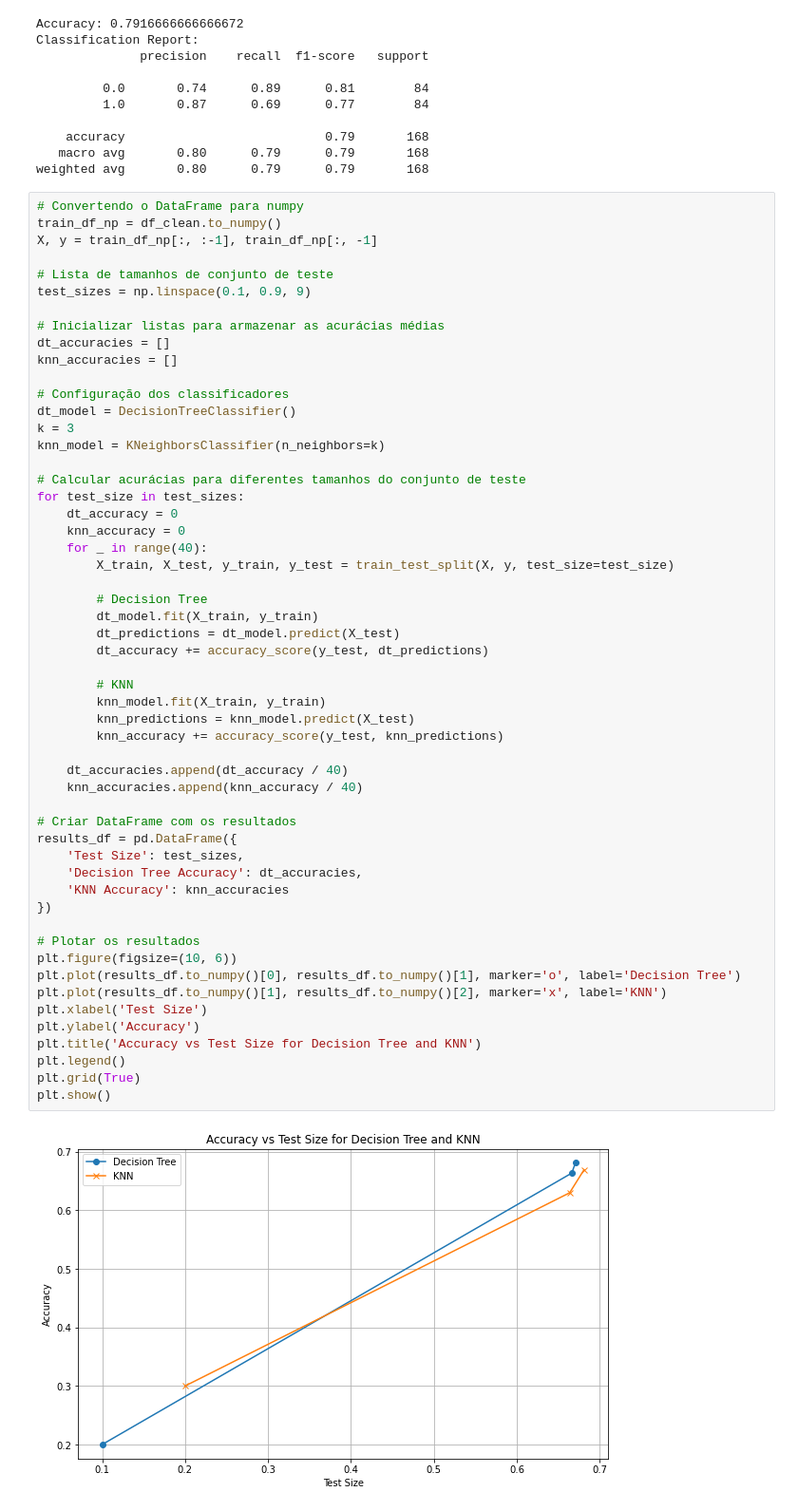
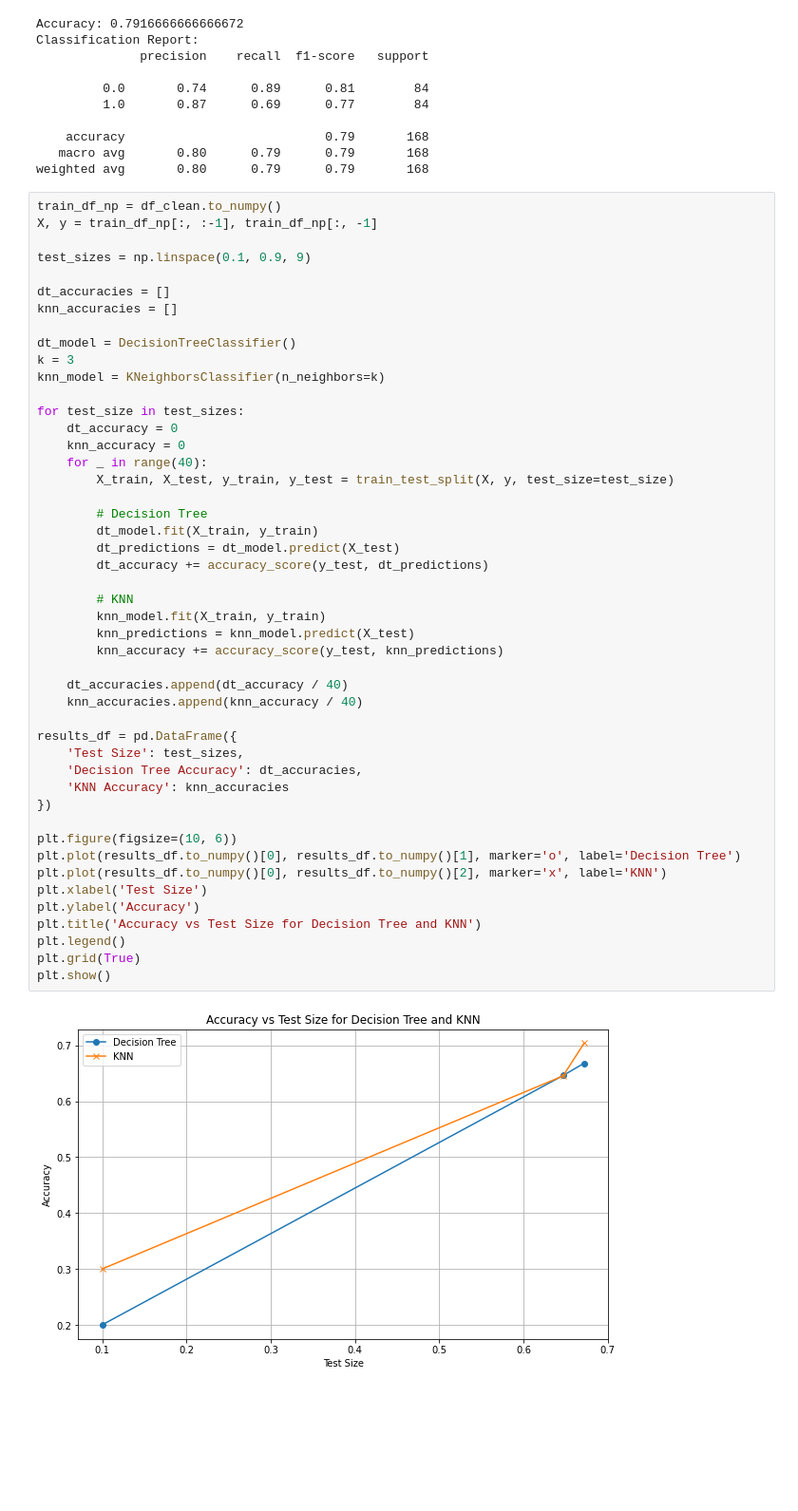
Before and after one commit to johnpierrre/DS-project, a Jupyter notebook: hepatocellular_carcinoma_analysis.ipynb, the cells around one changed output. Shown at 95% size. Saved outputs shown, nothing was run; the diff lists cells and outputs as text; blank space fills up the shorter version.

```diff
--- a/hepatocellular_carcinoma_analysis.ipynb
+++ b/hepatocellular_carcinoma_analysis.ipynb
@@ -733,23 +733,18 @@ Classification Report:
    macro avg       0.80      0.79      0.79       168
 weighted avg       0.80      0.79      0.79       168
 # %%
-# Convertendo o DataFrame para numpy
 train_df_np = df_clean.to_numpy()
 X, y = train_df_np[:, :-1], train_df_np[:, -1]
 
-# Lista de tamanhos de conjunto de teste
 test_sizes = np.linspace(0.1, 0.9, 9)
 
-# Inicializar listas para armazenar as acurácias médias
 dt_accuracies = []
 knn_accuracies = []
 
-# Configuração dos classificadores
 dt_model = DecisionTreeClassifier()
 k = 3
 knn_model = KNeighborsClassifier(n_neighbors=k)
 
-# Calcular acurácias para diferentes tamanhos do conjunto de teste
 for test_size in test_sizes:
     dt_accuracy = 0
     knn_accuracy = 0
@@ -757,37 +752,35 @@ for test_size in test_sizes:
         X_train, X_test, y_train, y_test = train_test_split(X, y, test_size=test_size)
 
         # Decision Tree
         dt_model.fit(X_train, y_train)
         dt_predictions = dt_model.predict(X_test)
         dt_accuracy += accuracy_score(y_test, dt_predictions)
 
         # KNN
         knn_model.fit(X_train, y_train)
         knn_predictions = knn_model.predict(X_test)
         knn_accuracy += accuracy_score(y_test, knn_predictions)
 
     dt_accuracies.append(dt_accuracy / 40)
     knn_accuracies.append(knn_accuracy / 40)
 
-# Criar DataFrame com os resultados
 results_df = pd.DataFrame({
     'Test Size': test_sizes,
     'Decision Tree Accuracy': dt_accuracies,
     'KNN Accuracy': knn_accuracies
 })
 
-# Plotar os resultados
 plt.figure(figsize=(10, 6))
 plt.plot(results_df.to_numpy()[0], results_df.to_numpy()[1], marker='o', label='Decision Tree')
-plt.plot(results_df.to_numpy()[1], results_df.to_numpy()[2], marker='x', label='KNN')
+plt.plot(results_df.to_numpy()[0], results_df.to_numpy()[2], marker='x', label='KNN')
 plt.xlabel('Test Size')
 plt.ylabel('Accuracy')
 plt.title('Accuracy vs Test Size for Decision Tree and KNN')
 plt.legend()
 plt.grid(True)
 plt.show()
 # %% [output]
-[figure, old version]
+[figure, new version]
 # %%
 from sklearn.model_selection import learning_curve, validation_curve
 
```
Also changed, not shown: parts of 4 cells of this notebook.
